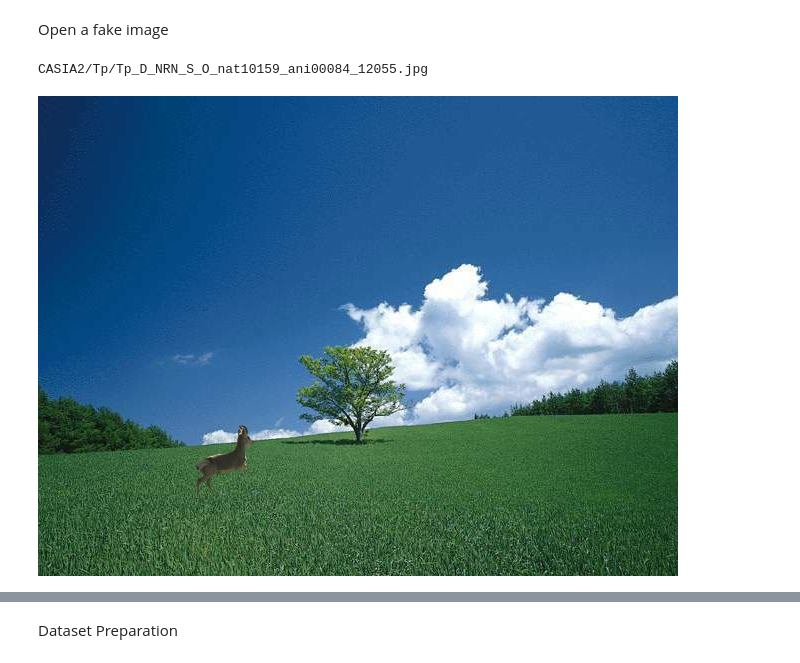
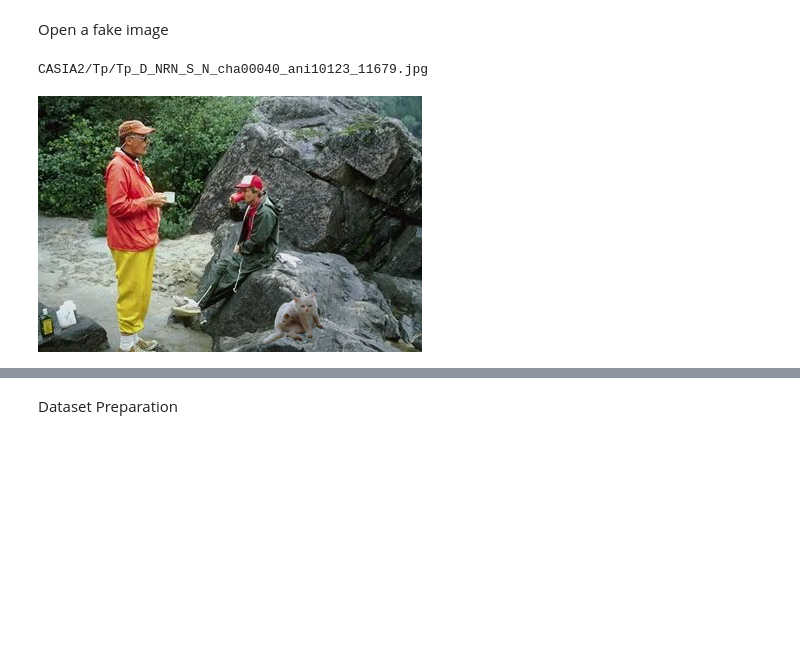
Before and after one commit to yashgupta1299/Image_Forgery_Detection, a Jupyter notebook: C2project.ipynb, the cells around one changed output, grey strips where cells are left out. Saved outputs shown, nothing was run; the diff lists cells and outputs as text; code cells hidden in the pictures; blank space fills up the shorter version.

```diff
--- a/C2project.ipynb
+++ b/C2project.ipynb
@@ -147,12 +147,12 @@ convert_to_ELA_image(real_image_path, 90)
 # %% [markdown]
 Open a fake image
 # %%
-fake_image_path = f'{dir}/Tp/{os.listdir(f"{dir}/Tp/")[24]}'
+fake_image_path = f'{dir}/Tp/{os.listdir(f"{dir}/Tp/")[30]}'
 print(fake_image_path)
 Image.open(fake_image_path)
 # %% [output]
-CASIA2/Tp/Tp_D_NRN_S_O_nat10159_ani00084_12055.jpg
+CASIA2/Tp/Tp_D_NRN_S_N_cha00040_ani10123_11679.jpg
-[figure, old version]
+[figure, new version]
 # %%
 convert_to_ELA_image(fake_image_path, 90)
 # %% [output]
```
Also changed, not shown: parts of 1 cell of this notebook, 3 other files.
